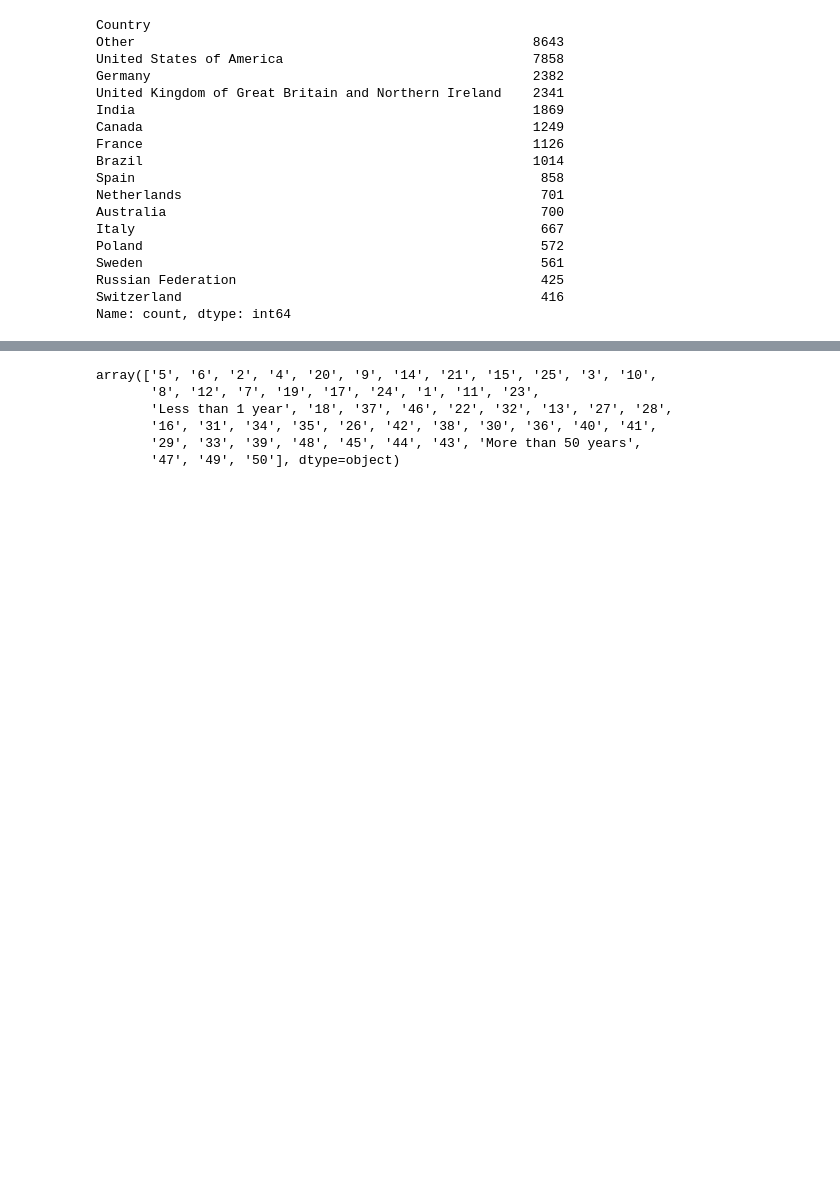
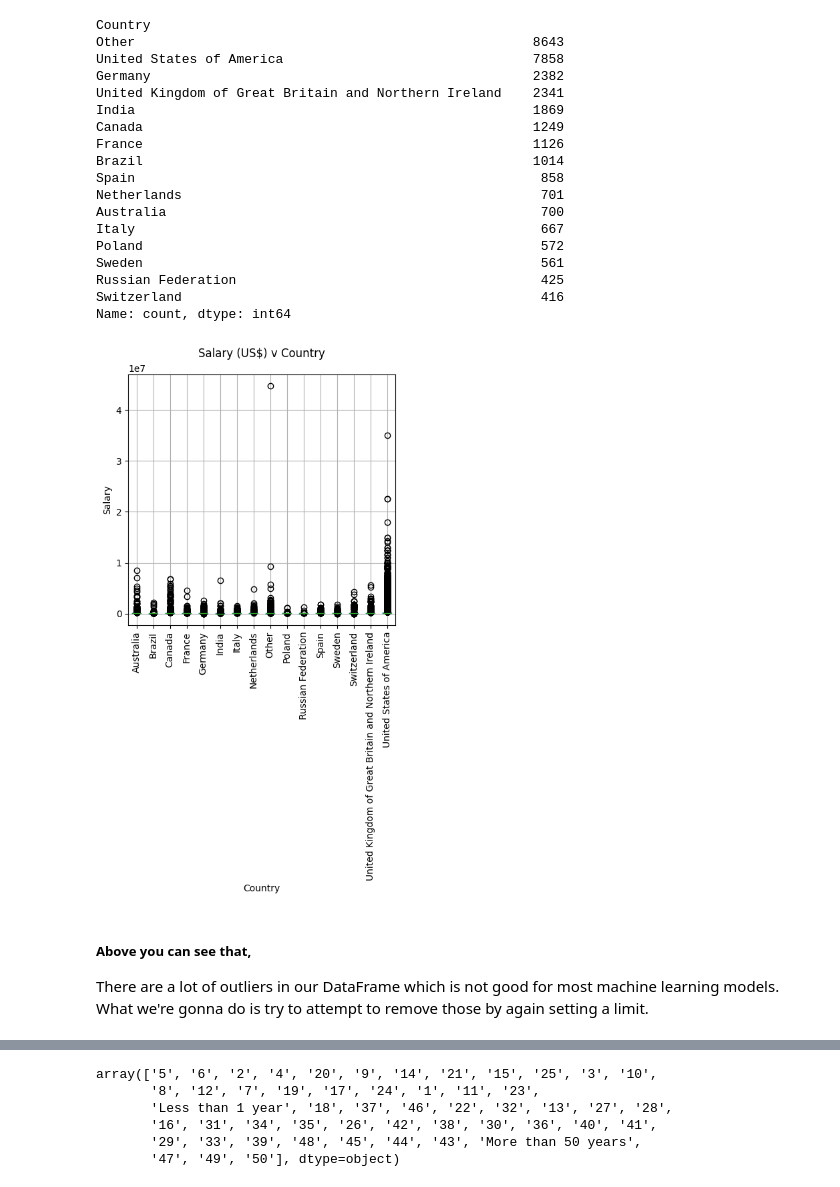
Before and after one commit to elixir1001/Salary-Prediction, a Jupyter notebook: SalaryPrediction.ipynb, the cells around one changed output, grey strips where cells are left out. Drawn from its saved outputs; the diff is of its cells as text; code cells hidden in the pictures; blank space fills up the shorter version.

```diff
--- a/SalaryPrediction.ipynb
+++ b/SalaryPrediction.ipynb
@@ -144,13 +168,18 @@ Russian Federation                                       425
 Switzerland                                              416
 Name: count, dtype: int64
 # %%
-#fig, ax  = plt.subplots(1,1, figsize=(10,10))
-#df.boxplot('Salary', 'Country', ax=ax)
-#plt.suptitle('Salary (US$) v Country')
-#plt.title('')
-#plt.ylabel('Salary')
-#plt.xticks(rotation=90)
-#plt.show()
+fig, ax  = plt.subplots(1,1, figsize=(5,5))
+df.boxplot('Salary', 'Country', ax=ax)
+plt.suptitle('Salary (US$) v Country')
+plt.title('')
+plt.ylabel('Salary')
+plt.xticks(rotation=90)
+plt.show()
+# %% [output]
+[figure, added]
+# %% [markdown]
+##### Above you can see that,
+There are a lot of outliers in our DataFrame which is not good for most machine learning models. What we're gonna do is try to attempt to remove those by again setting a limit.
 # %%
 df = df[df['Salary'] <= 250000]
 df = df[df['Salary'] >= 10000]
```
Also changed, not shown: parts of 37 cells of this notebook, 2 other files.
